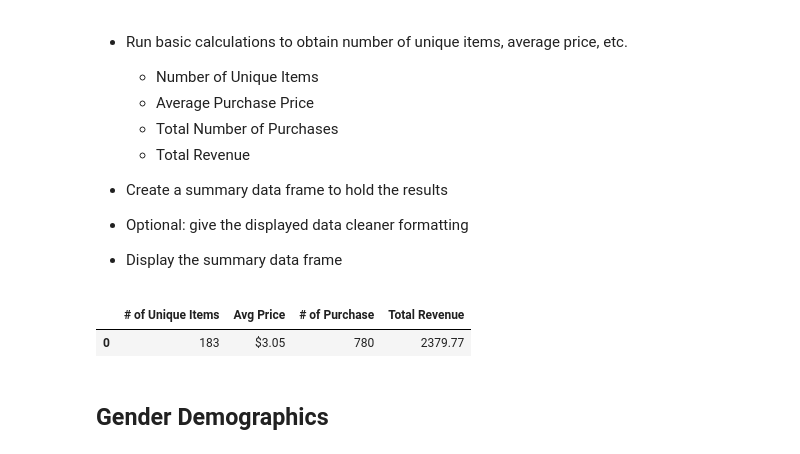
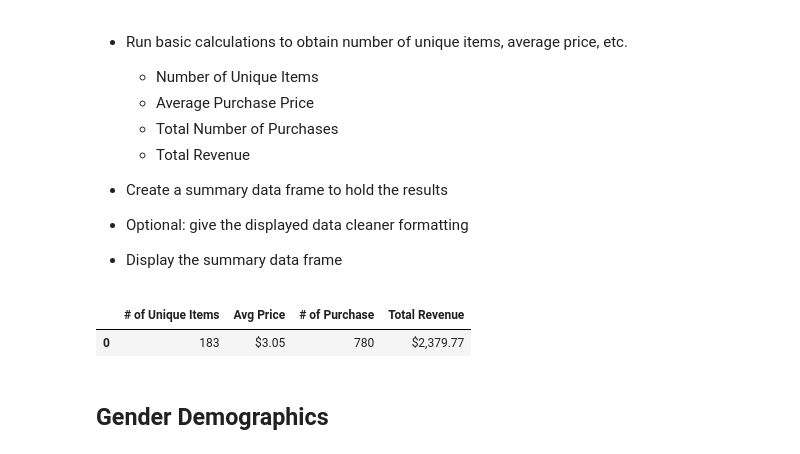
Before and after one commit to sbell1258/pandas-challenge, a Jupyter notebook: HeroesOfPymoli_starter.ipynb, the cells around one changed output. Saved outputs shown, nothing was run; the diff lists cells and outputs as text; code cells hidden in the pictures.

Commit message:
Formatting  updates

```diff
--- a/HeroesOfPymoli_starter.ipynb
+++ b/HeroesOfPymoli_starter.ipynb
@@ -119,13 +119,13 @@ purch_analysis_df.loc[0,'# of Purchase'] = purchase_data['purchase_id'].count()
 purch_analysis_df.loc[0,'Total Revenue'] = purchase_data["Price"].sum()
 
 purch_analysis_df['Avg Price'] = purch_analysis_df['Avg Price'].astype(float).map("${:.2f}".format)
-#total_revenue = purch_analysis_df['Total Revenue'].astype(float).map("${:,.2f}".format)
-#purch_analysis_df['Avg Price'] = avg_price
-#purch_analysis_df['Total Revenue'] = total_revenue
-purch_analysis_df
-# %% [output]
-|  | # of Unique Items | Avg Price | # of Purchase | Total Revenue |
-| 0 | 183 | $3.05 | 780 | 2379.77 |
+# %%
+purch_analysis_df['Total Revenue'] = purch_analysis_df['Total Revenue'].astype(float).map("${:,.2f}".format)
+#purch_analysis_df['Total Revenue'] = total_revenue
+purch_analysis_df
+# %% [output]
+|  | # of Unique Items | Avg Price | # of Purchase | Total Revenue |
+| 0 | 183 | $3.05 | 780 | $2,379.77 |
 # %% [markdown]
 ## Gender Demographics
 # %% [markdown]
```
